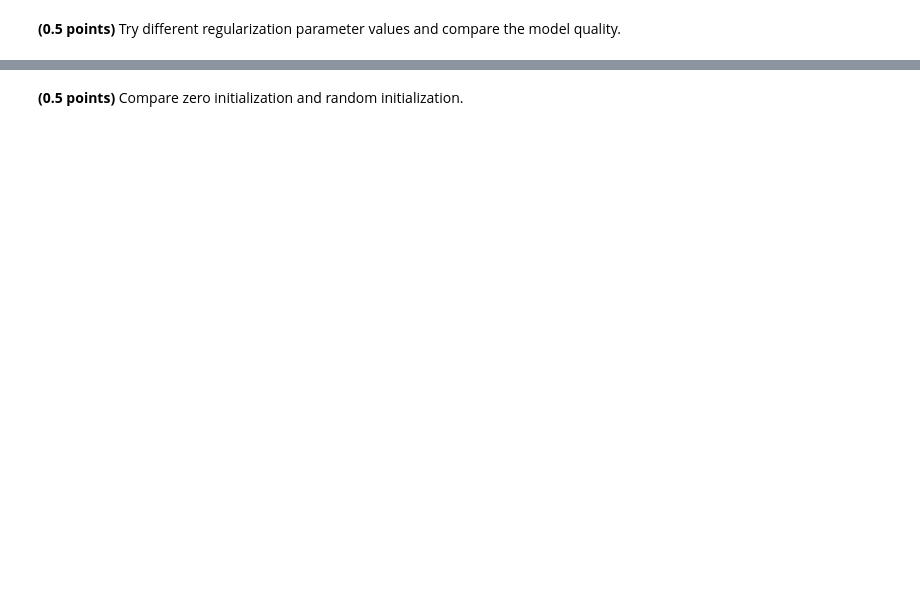
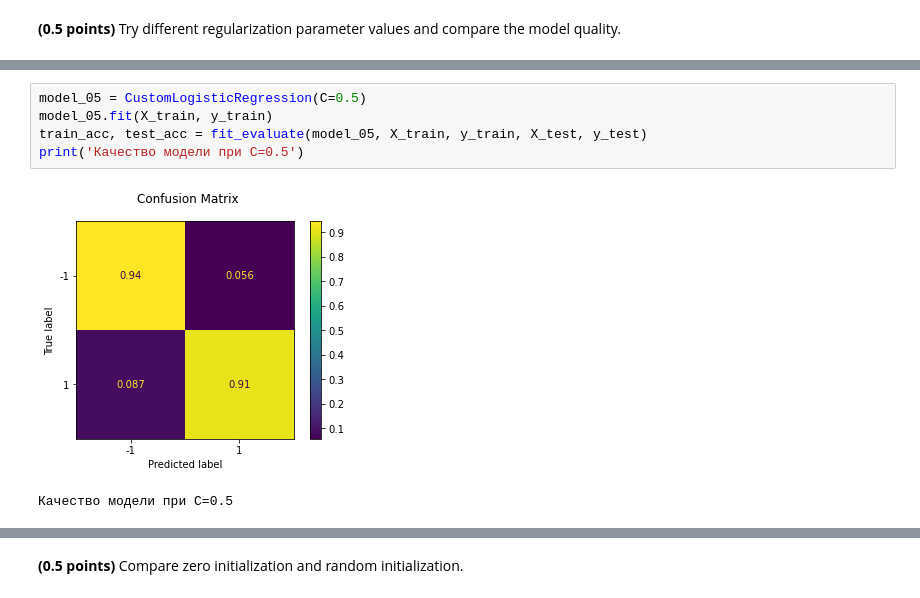
Before and after one commit to Alexandr-M-85/RS_School_ML_intro, a Jupyter notebook: hw_classification.ipynb, the cells around one changed output, grey strips where cells are left out. Saved outputs shown, nothing was run; the diff lists cells and outputs as text; blank space fills up the shorter version.

```diff
--- a/hw_classification.ipynb
+++ b/hw_classification.ipynb
@@ -212,0 +239,8 @@ plt.plot(loss_history);
+# %%
+model_05 = CustomLogisticRegression(C=0.5)
+model_05.fit(X_train, y_train)
+train_acc, test_acc = fit_evaluate(model_05, X_train, y_train, X_test, y_test)
+print('Качество модели при C=0.5')
+# %% [output]
+[figure, added]
+Качество модели при C=0.5
```
Also changed, not shown: parts of 20 cells of this notebook.
